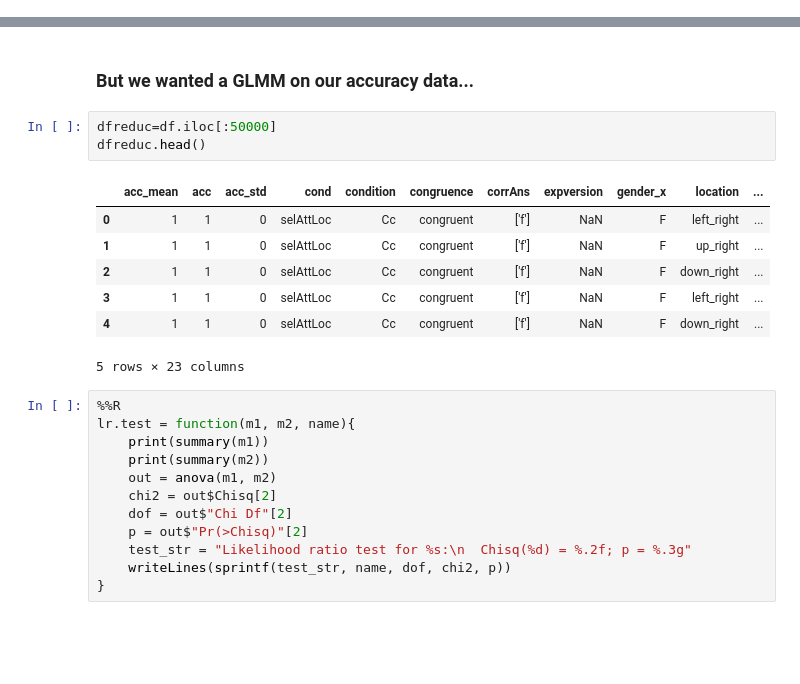
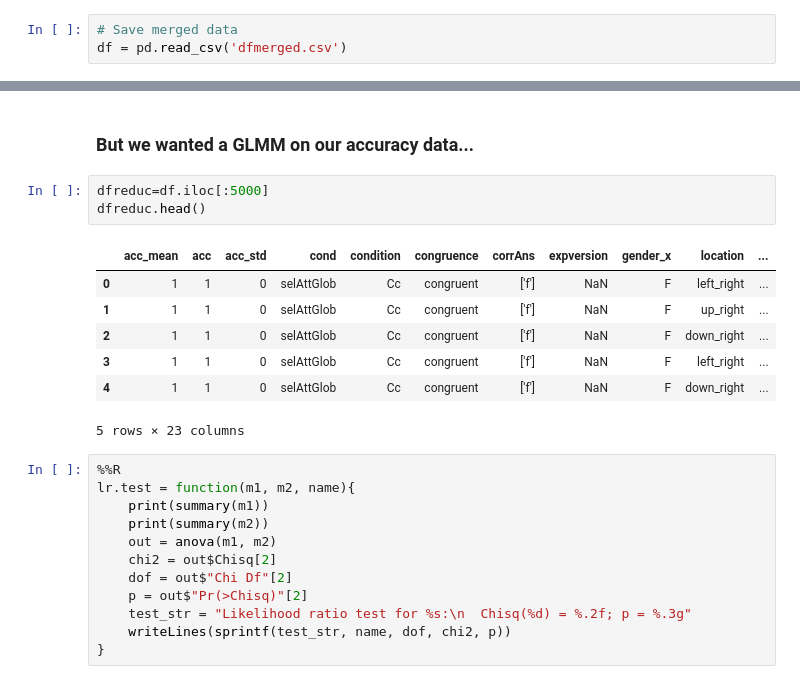
Before and after one commit to gestaltrevision/Reproducible_workflow_tutorial, a Jupyter notebook: PythoninPsy/tutorialDatawrangling.ipynb, the cells around one changed output, grey strips where cells are left out. Cells and saved outputs as stored; diff of their text form; blank space fills up the shorter version.

```diff
--- a/PythoninPsy/tutorialDatawrangling.ipynb
+++ b/PythoninPsy/tutorialDatawrangling.ipynb
@@ -275,6 +292,9 @@ dtype: int64
 # %%
 # Save merged data
 df.to_csv('dfmerged.csv')
+# %%
+# Save merged data
+df = pd.read_csv('dfmerged.csv')
 # %% [markdown]
 # Group by: split-apply-combine
 
@@ -680,15 +698,15 @@ from plotnine import *
 # %% [markdown]
 ### But we wanted a GLMM on our accuracy data...
 # %%
-dfreduc=df.iloc[:50000]
+dfreduc=df.iloc[:5000]
 dfreduc.head()
 # %% [output]
 |  | acc_mean | acc | acc_std | cond | condition | congruence | corrAns | expversion | gender_x | location | ... |
-| 0 | 1 | 1 | 0 | selAttLoc | Cc | congruent | ['f'] | NaN | F | left_right | ... |
-| 1 | 1 | 1 | 0 | selAttLoc | Cc | congruent | ['f'] | NaN | F | up_right | ... |
-| 2 | 1 | 1 | 0 | selAttLoc | Cc | congruent | ['f'] | NaN | F | down_right | ... |
-| 3 | 1 | 1 | 0 | selAttLoc | Cc | congruent | ['f'] | NaN | F | left_right | ... |
-| 4 | 1 | 1 | 0 | selAttLoc | Cc | congruent | ['f'] | NaN | F | down_right | ... |
+| 0 | 1 | 1 | 0 | selAttGlob | Cc | congruent | ['f'] | NaN | F | left_right | ... |
+| 1 | 1 | 1 | 0 | selAttGlob | Cc | congruent | ['f'] | NaN | F | up_right | ... |
+| 2 | 1 | 1 | 0 | selAttGlob | Cc | congruent | ['f'] | NaN | F | down_right | ... |
+| 3 | 1 | 1 | 0 | selAttGlob | Cc | congruent | ['f'] | NaN | F | left_right | ... |
+| 4 | 1 | 1 | 0 | selAttGlob | Cc | congruent | ['f'] | NaN | F | down_right | ... |
 5 rows × 23 columns
 # %%
 %%R
```
Also changed, not shown: parts of 17 cells of this notebook, 1 other file.
